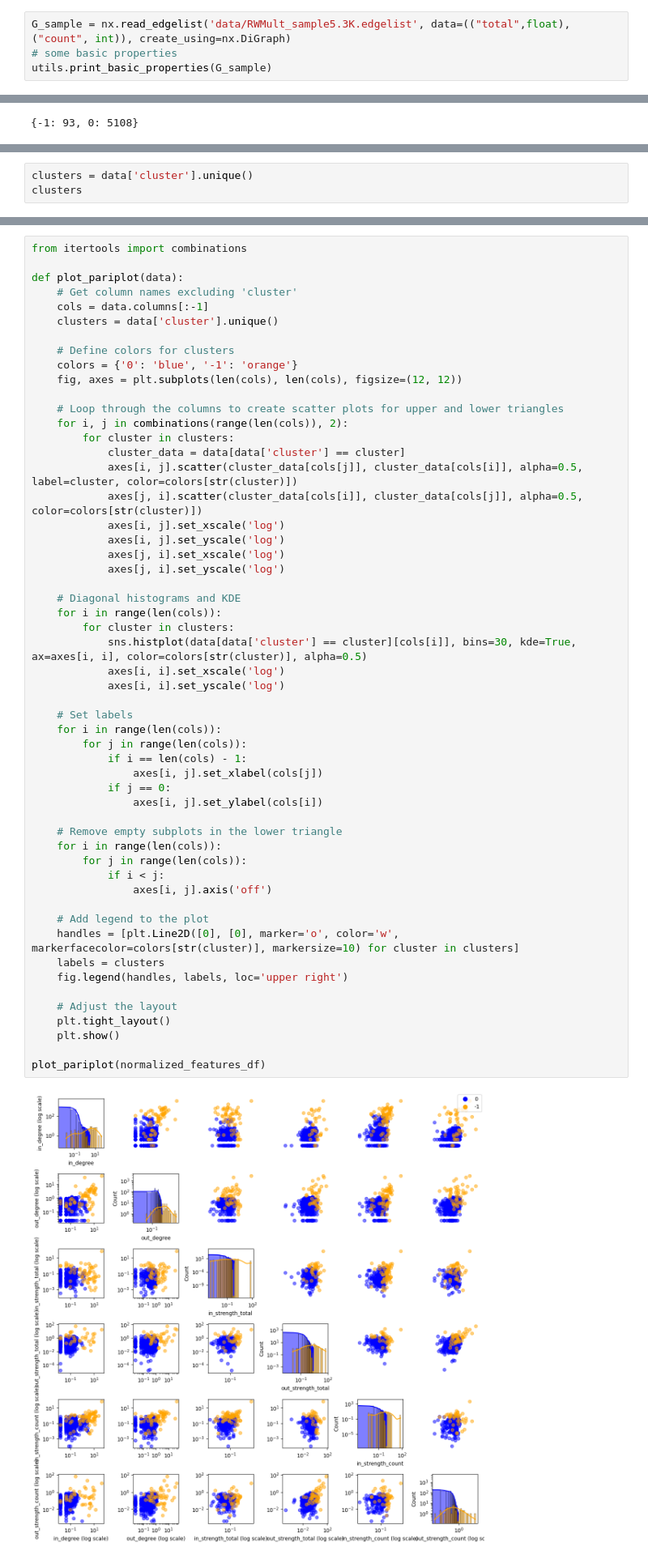
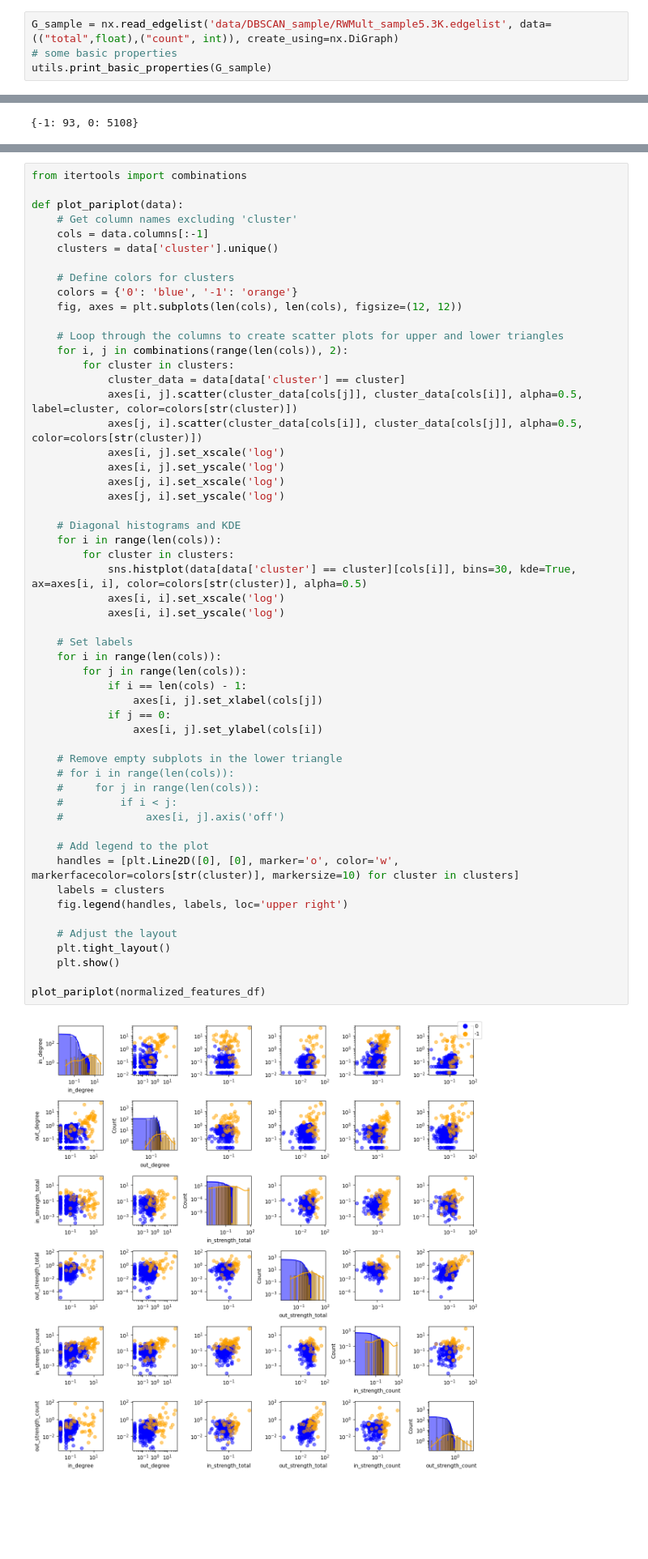
Before and after one commit to TheAllUnknown/BankTransactionNet, a Jupyter notebook: 5.3Ksample.ipynb, the cells around one changed output, grey strips where cells are left out. Shown: that part at 81% size. Cells and saved outputs as stored; diff of their text form; blank space fills up the shorter version.

```diff
--- a/5.3Ksample.ipynb
+++ b/5.3Ksample.ipynb
@@ -19,7 +19,7 @@ from sklearn.manifold import Isomap
 from sklearn.preprocessing import StandardScaler
 from sklearn.cluster import KMeans,DBSCAN
 # %%
-G_sample = nx.read_edgelist('data/RWMult_sample5.3K.edgelist', data=(("total",float),("count", int)), create_using=nx.DiGraph)
+G_sample = nx.read_edgelist('data/DBSCAN_sample/RWMult_sample5.3K.edgelist', data=(("total",float),("count", int)), create_using=nx.DiGraph)
 # some basic properties
 utils.print_basic_properties(G_sample)
 # %% [output]
@@ -297,3 +285,0 @@ plt.show()
-# %%
-clusters = data['cluster'].unique()
-clusters
@@ -323,35 +307,35 @@ def plot_pariplot(data):
             axes[j, i].set_yscale('log')
 
     # Diagonal histograms and KDE
     for i in range(len(cols)):
         for cluster in clusters:
             sns.histplot(data[data['cluster'] == cluster][cols[i]], bins=30, kde=True, ax=axes[i, i], color=colors[str(cluster)], alpha=0.5)
             axes[i, i].set_xscale('log')
             axes[i, i].set_yscale('log')
 
     # Set labels
     for i in range(len(cols)):
         for j in range(len(cols)):
             if i == len(cols) - 1:
                 axes[i, j].set_xlabel(cols[j])
             if j == 0:
                 axes[i, j].set_ylabel(cols[i])
 
     # Remove empty subplots in the lower triangle
-    for i in range(len(cols)):
-        for j in range(len(cols)):
-            if i < j:
-                axes[i, j].axis('off')
+    # for i in range(len(cols)):
+    #     for j in range(len(cols)):
+    #         if i < j:
+    #             axes[i, j].axis('off')
 
     # Add legend to the plot
     handles = [plt.Line2D([0], [0], marker='o', color='w', markerfacecolor=colors[str(cluster)], markersize=10) for cluster in clusters]
     labels = clusters
     fig.legend(handles, labels, loc='upper right')
 
     # Adjust the layout
     plt.tight_layout()
     plt.show()
 
 plot_pariplot(normalized_features_df)
 # %% [output]
-[figure, old version]
+[figure, new version]
```
Also changed, not shown: parts of 4 cells of this notebook.
